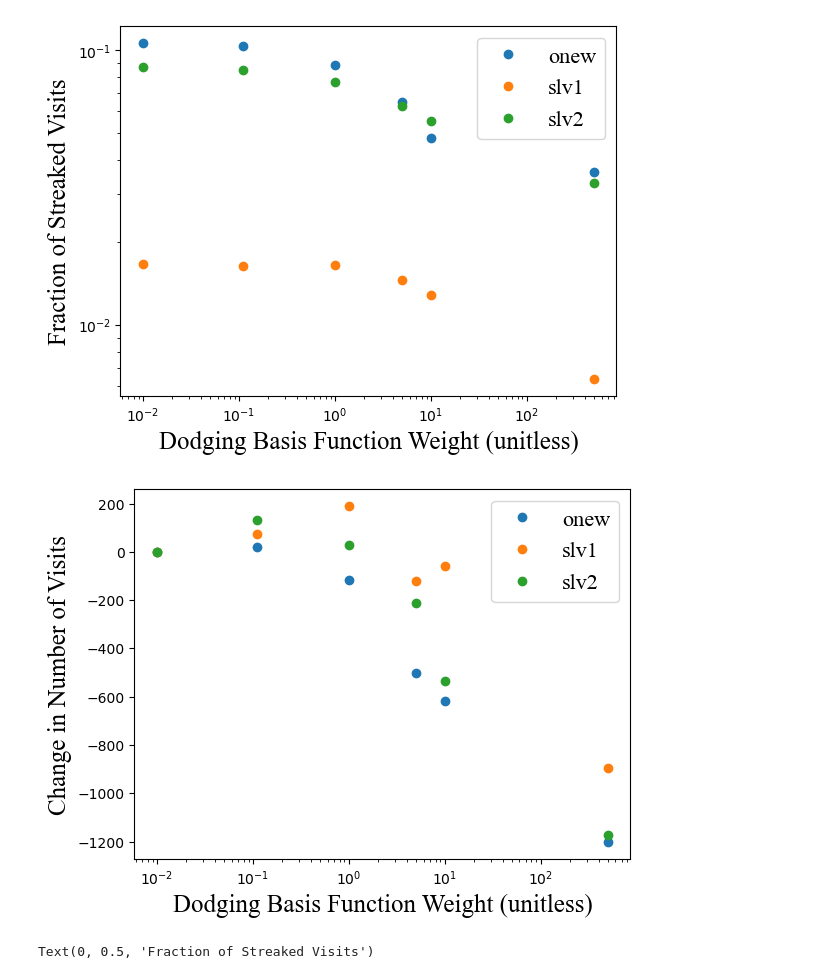
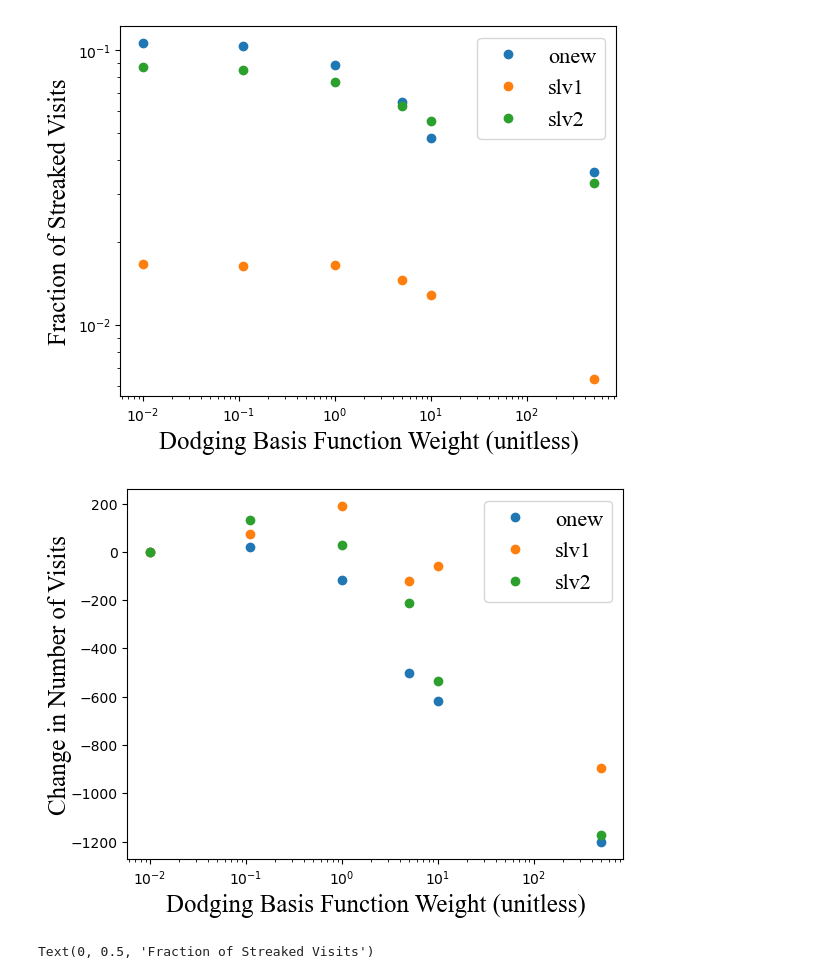
Before and after one commit to lsst-sims/satellite-dodging-ApJL, a Jupyter notebook: plots/compare_sim_runs.ipynb, the cells around one changed output. Drawn from its saved outputs; the diff is of its cells as text; code cells hidden in the pictures.

```diff
--- a/plots/compare_sim_runs.ipynb
+++ b/plots/compare_sim_runs.ipynb
@@ -145,26 +145,26 @@ plt.savefig('streakfrac_v_weight.pdf')
 # %%
 fig, ax = plt.subplots()
 
 mean_streak_length = df['streak_length_sum']/df['Number of Exposures']*60  # in arcmin
 
 for c_name in np.unique(df['constellation_name']):
     good = np.where(df['constellation_name'].values == c_name)
     # putting in a fudge factor of 1e-2 so a log-scale axis works well
 
     ax.semilogx(df['dodge_weights'].values[good]+1e-2,
             df['Number of Exposures'].values[good]-df['Number of Exposures'].values[good][0], 'o', label=c_name)
 
     #ax.semilogx(df['dodge_weights'].values[good]+1e-2, mean_streak_length.values[good], 'o', label=c_name)
     # There's probably a better way to do this with pandas .loc or .iloc, but I refuse to learn it
     # when I can get away with simple np.where
 
 legend = ax.legend(loc='upper right',fontsize=16)
 plt.setp(legend.texts, family='Times New Roman')
-ax.set_ylabel('Change in Number of Visits',fontsize=18,labelpad=4, **csfont)
+ax.set_ylabel('Change in Number of Visits',fontsize=18,labelpad=-1, **csfont)
 ax.set_xlabel('Dodging Basis Function Weight (unitless)',fontsize=18,labelpad=4, **csfont)
 plt.savefig('nexp_v_weight.pdf')
 # %% [output]
-[figure, old version]
+[figure, new version]
 # %%
 
 fig, ax = plt.subplots()
```
Also changed, not shown: parts of 1 cell of this notebook, 1 other file.
